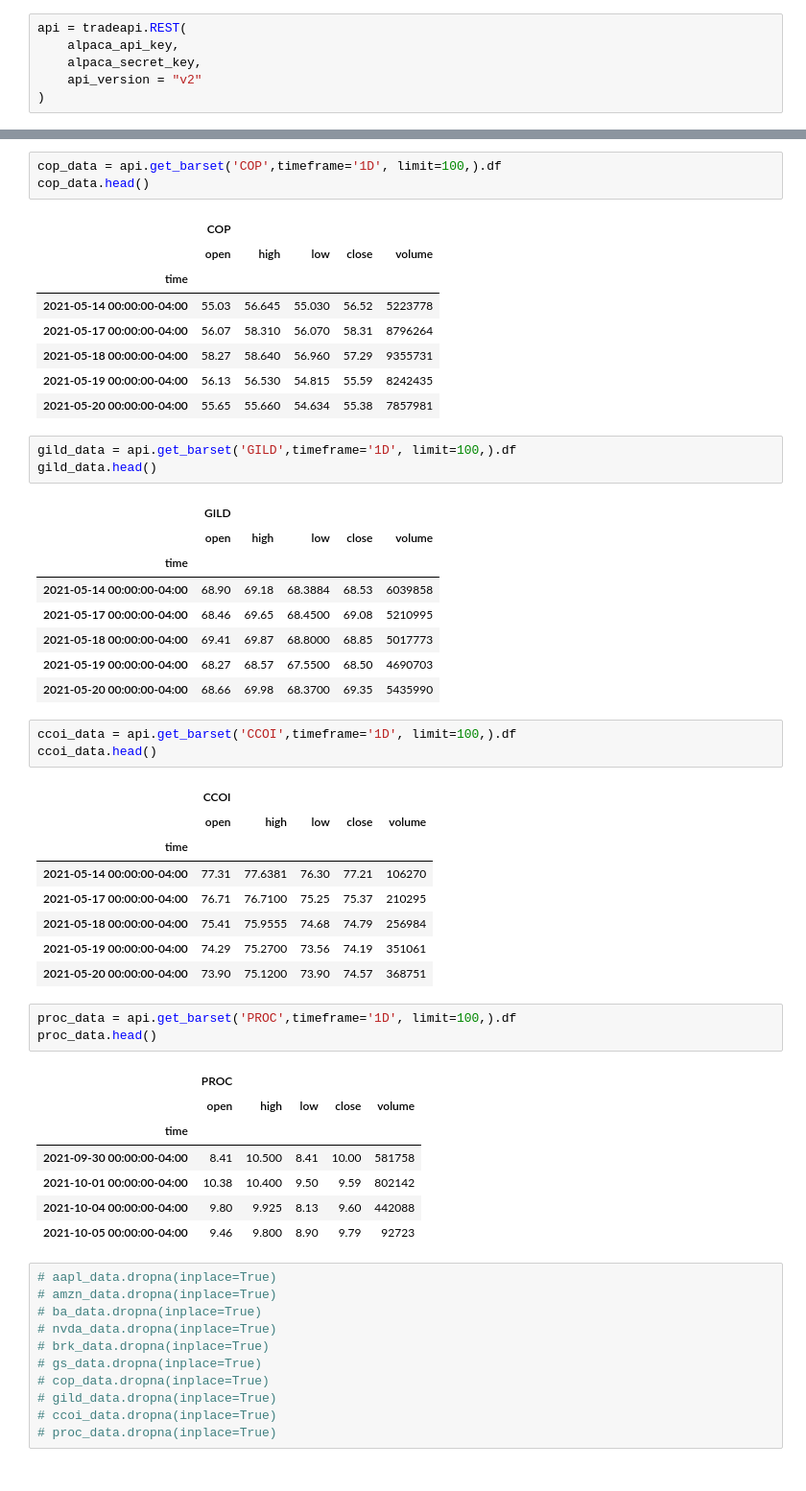
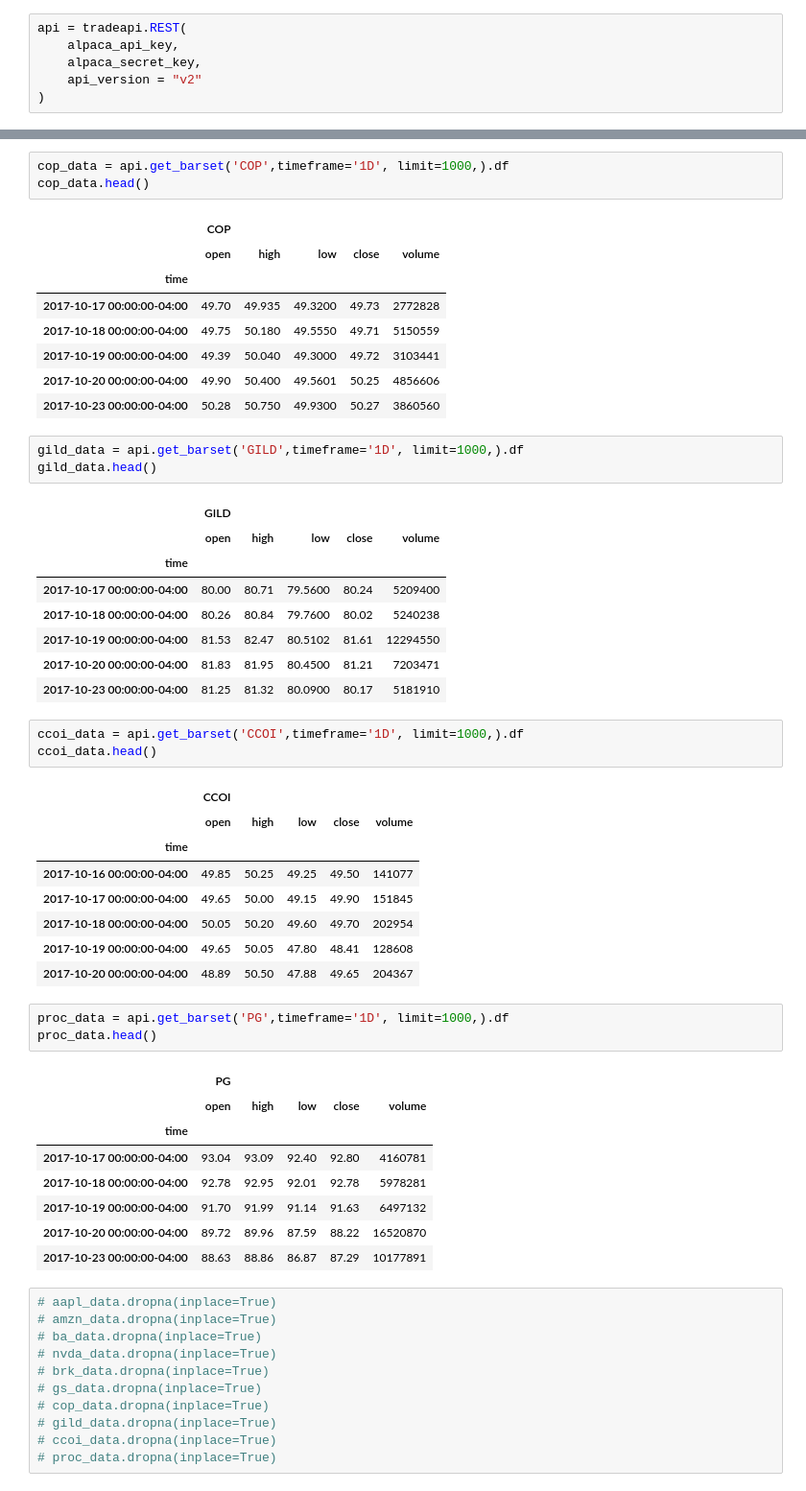
Before and after one commit to toniahurst/project_2, a Jupyter notebook: data_collection_db.ipynb, the cells around one changed output, grey strips where cells are left out. Shown: that part at 96% size. Cells and saved outputs as stored; diff of their text form.

```diff
--- a/data_collection_db.ipynb
+++ b/data_collection_db.ipynb
@@ -220,50 +326,51 @@ gs_data.head()
 # %%
-cop_data = api.get_barset('COP',timeframe='1D', limit=100,).df
+cop_data = api.get_barset('COP',timeframe='1D', limit=1000,).df
 cop_data.head()
 # %% [output]
 |  | COP |  |  |  |  |
 |  | open | high | low | close | volume |
 | time |  |  |  |  |  |
-| 2021-05-14 00:00:00-04:00 | 55.03 | 56.645 | 55.030 | 56.52 | 5223778 |
-| 2021-05-17 00:00:00-04:00 | 56.07 | 58.310 | 56.070 | 58.31 | 8796264 |
-| 2021-05-18 00:00:00-04:00 | 58.27 | 58.640 | 56.960 | 57.29 | 9355731 |
-| 2021-05-19 00:00:00-04:00 | 56.13 | 56.530 | 54.815 | 55.59 | 8242435 |
-| 2021-05-20 00:00:00-04:00 | 55.65 | 55.660 | 54.634 | 55.38 | 7857981 |
+| 2017-10-17 00:00:00-04:00 | 49.70 | 49.935 | 49.3200 | 49.73 | 2772828 |
+| 2017-10-18 00:00:00-04:00 | 49.75 | 50.180 | 49.5550 | 49.71 | 5150559 |
+| 2017-10-19 00:00:00-04:00 | 49.39 | 50.040 | 49.3000 | 49.72 | 3103441 |
+| 2017-10-20 00:00:00-04:00 | 49.90 | 50.400 | 49.5601 | 50.25 | 4856606 |
+| 2017-10-23 00:00:00-04:00 | 50.28 | 50.750 | 49.9300 | 50.27 | 3860560 |
 # %%
-gild_data = api.get_barset('GILD',timeframe='1D', limit=100,).df
+gild_data = api.get_barset('GILD',timeframe='1D', limit=1000,).df
 gild_data.head()
 # %% [output]
 |  | GILD |  |  |  |  |
 |  | open | high | low | close | volume |
 | time |  |  |  |  |  |
-| 2021-05-14 00:00:00-04:00 | 68.90 | 69.18 | 68.3884 | 68.53 | 6039858 |
-| 2021-05-17 00:00:00-04:00 | 68.46 | 69.65 | 68.4500 | 69.08 | 5210995 |
-| 2021-05-18 00:00:00-04:00 | 69.41 | 69.87 | 68.8000 | 68.85 | 5017773 |
-| 2021-05-19 00:00:00-04:00 | 68.27 | 68.57 | 67.5500 | 68.50 | 4690703 |
-| 2021-05-20 00:00:00-04:00 | 68.66 | 69.98 | 68.3700 | 69.35 | 5435990 |
+| 2017-10-17 00:00:00-04:00 | 80.00 | 80.71 | 79.5600 | 80.24 | 5209400 |
+| 2017-10-18 00:00:00-04:00 | 80.26 | 80.84 | 79.7600 | 80.02 | 5240238 |
+| 2017-10-19 00:00:00-04:00 | 81.53 | 82.47 | 80.5102 | 81.61 | 12294550 |
+| 2017-10-20 00:00:00-04:00 | 81.83 | 81.95 | 80.4500 | 81.21 | 7203471 |
+| 2017-10-23 00:00:00-04:00 | 81.25 | 81.32 | 80.0900 | 80.17 | 5181910 |
 # %%
-ccoi_data = api.get_barset('CCOI',timeframe='1D', limit=100,).df
+ccoi_data = api.get_barset('CCOI',timeframe='1D', limit=1000,).df
 ccoi_data.head()
 # %% [output]
 |  | CCOI |  |  |  |  |
 |  | open | high | low | close | volume |
 | time |  |  |  |  |  |
-| 2021-05-14 00:00:00-04:00 | 77.31 | 77.6381 | 76.30 | 77.21 | 106270 |
-| 2021-05-17 00:00:00-04:00 | 76.71 | 76.7100 | 75.25 | 75.37 | 210295 |
-| 2021-05-18 00:00:00-04:00 | 75.41 | 75.9555 | 74.68 | 74.79 | 256984 |
-| 2021-05-19 00:00:00-04:00 | 74.29 | 75.2700 | 73.56 | 74.19 | 351061 |
-| 2021-05-20 00:00:00-04:00 | 73.90 | 75.1200 | 73.90 | 74.57 | 368751 |
+| 2017-10-16 00:00:00-04:00 | 49.85 | 50.25 | 49.25 | 49.50 | 141077 |
+| 2017-10-17 00:00:00-04:00 | 49.65 | 50.00 | 49.15 | 49.90 | 151845 |
+| 2017-10-18 00:00:00-04:00 | 50.05 | 50.20 | 49.60 | 49.70 | 202954 |
+| 2017-10-19 00:00:00-04:00 | 49.65 | 50.05 | 47.80 | 48.41 | 128608 |
+| 2017-10-20 00:00:00-04:00 | 48.89 | 50.50 | 47.88 | 49.65 | 204367 |
 # %%
-proc_data = api.get_barset('PROC',timeframe='1D', limit=100,).df
+proc_data = api.get_barset('PG',timeframe='1D', limit=1000,).df
 proc_data.head()
 # %% [output]
-|  | PROC |  |  |  |  |
+|  | PG |  |  |  |  |
 |  | open | high | low | close | volume |
 | time |  |  |  |  |  |
-| 2021-09-30 00:00:00-04:00 | 8.41 | 10.500 | 8.41 | 10.00 | 581758 |
-| 2021-10-01 00:00:00-04:00 | 10.38 | 10.400 | 9.50 | 9.59 | 802142 |
-| 2021-10-04 00:00:00-04:00 | 9.80 | 9.925 | 8.13 | 9.60 | 442088 |
-| 2021-10-05 00:00:00-04:00 | 9.46 | 9.800 | 8.90 | 9.79 | 92723 |
+| 2017-10-17 00:00:00-04:00 | 93.04 | 93.09 | 92.40 | 92.80 | 4160781 |
+| 2017-10-18 00:00:00-04:00 | 92.78 | 92.95 | 92.01 | 92.78 | 5978281 |
+| 2017-10-19 00:00:00-04:00 | 91.70 | 91.99 | 91.14 | 91.63 | 6497132 |
+| 2017-10-20 00:00:00-04:00 | 89.72 | 89.96 | 87.59 | 88.22 | 16520870 |
+| 2017-10-23 00:00:00-04:00 | 88.63 | 88.86 | 86.87 | 87.29 | 10177891 |
 # %%
 # aapl_data.dropna(inplace=True)
 # amzn_data.dropna(inplace=True)
```
Also changed, not shown: parts of 38 cells of this notebook, 4 other files.
